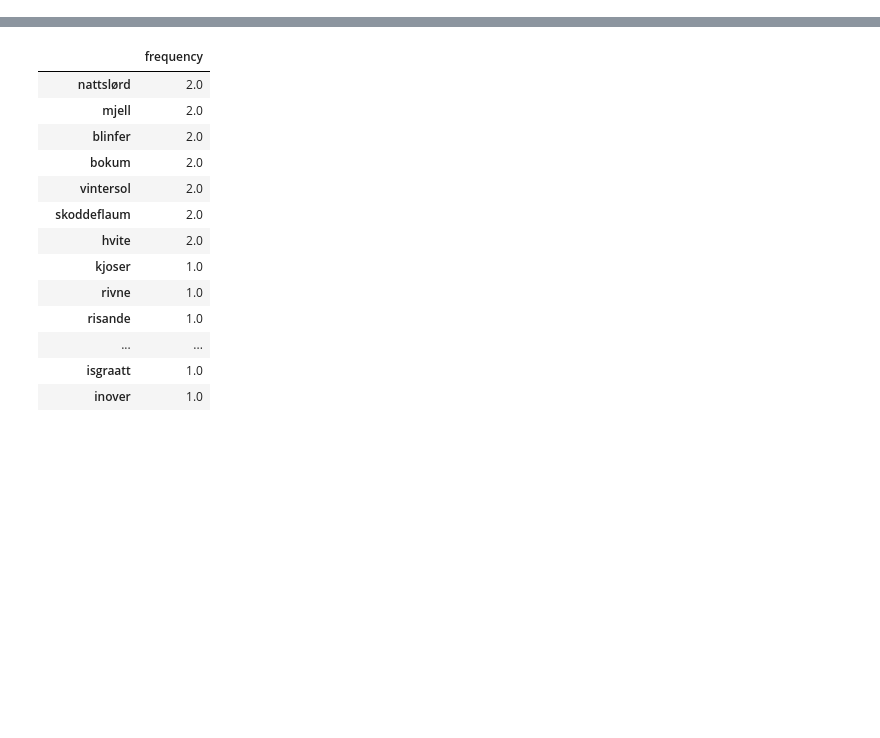
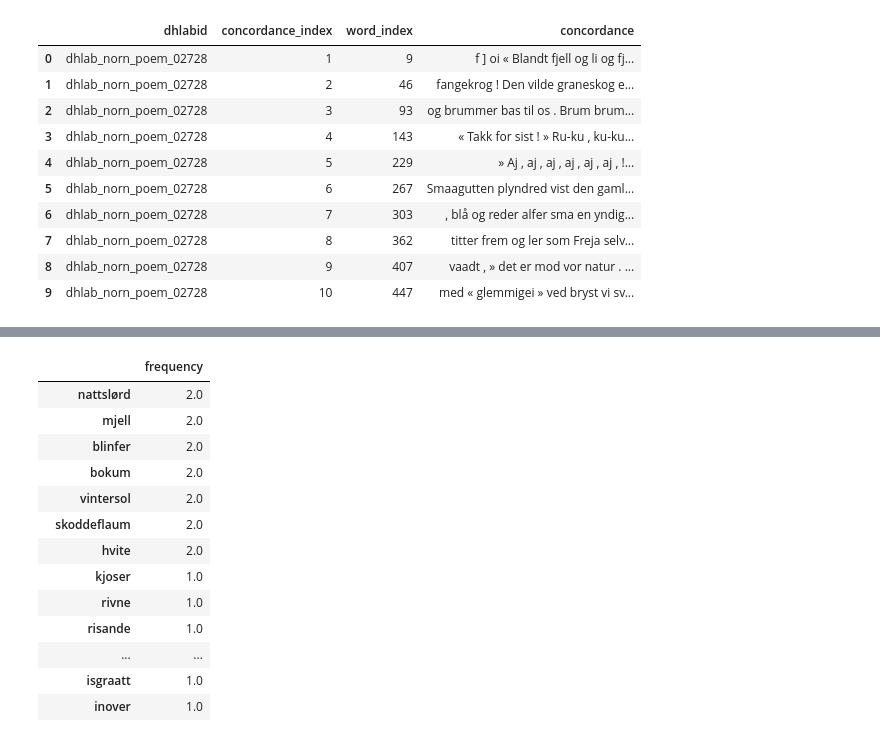
Before and after one commit to NationalLibraryOfNorway/NORN-poems, a Jupyter notebook: examples_corpus_tools.ipynb, the cells around one changed output, grey strips where cells are left out. Saved outputs shown, nothing was run; the diff lists cells and outputs as text; code cells hidden in the pictures; blank space fills up the shorter version.

```diff
--- a/examples_corpus_tools.ipynb
+++ b/examples_corpus_tools.ipynb
@@ -54,0 +80,16 @@ tot
+# %%
+# Alternativ visning av konkordanser
+# Style metdoen gir en penere visning av datarammen
+concordance("fjord", poems, window=25, join=True).head(10).style
+# %% [output]
+|  | dhlabid | concordance_index | word_index | concordance |
+| 0 | dhlab_norn_poem_02728 | 1 | 9 | f ] oi « Blandt fjell og li og fj... |
+| 1 | dhlab_norn_poem_02728 | 2 | 46 | fangekrog ! Den vilde graneskog e... |
+| 2 | dhlab_norn_poem_02728 | 3 | 93 | og brummer bas til os . Brum brum... |
+| 3 | dhlab_norn_poem_02728 | 4 | 143 | « Takk for sist ! » Ru-ku , ku-ku... |
+| 4 | dhlab_norn_poem_02728 | 5 | 229 | » Aj , aj , aj , aj , aj , aj , !... |
+| 5 | dhlab_norn_poem_02728 | 6 | 267 | Smaagutten plyndred vist den gaml... |
+| 6 | dhlab_norn_poem_02728 | 7 | 303 | , blå og reder alfer sma en yndig... |
+| 7 | dhlab_norn_poem_02728 | 8 | 362 | titter frem og ler som Freja selv... |
+| 8 | dhlab_norn_poem_02728 | 9 | 407 | vaadt , » det er mod vor natur . ... |
+| 9 | dhlab_norn_poem_02728 | 10 | 447 | med « glemmigei » ved bryst vi sv... |
```
Also changed, not shown: parts of 29 cells of this notebook, 1 other file.
